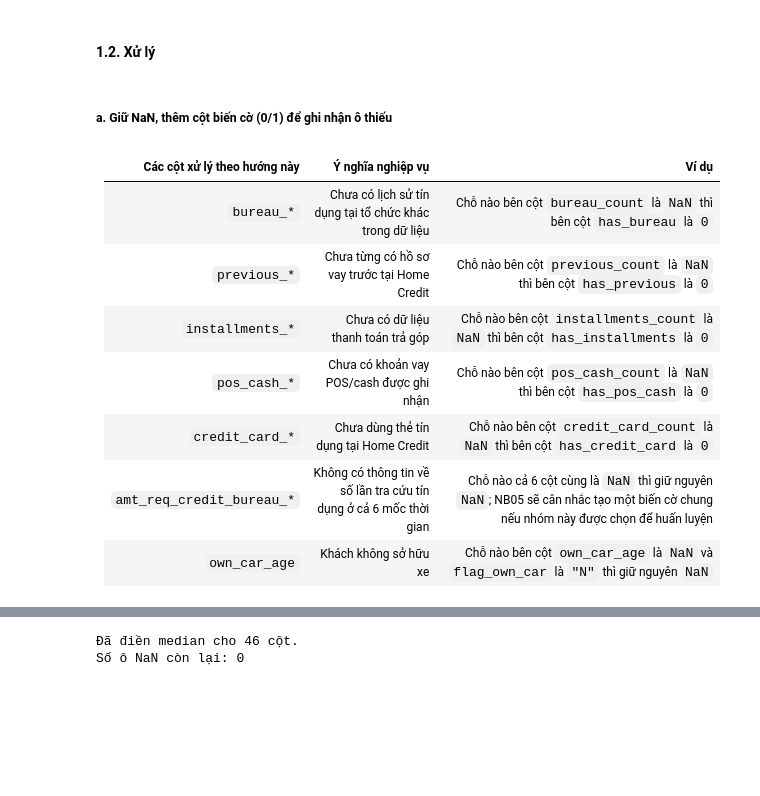
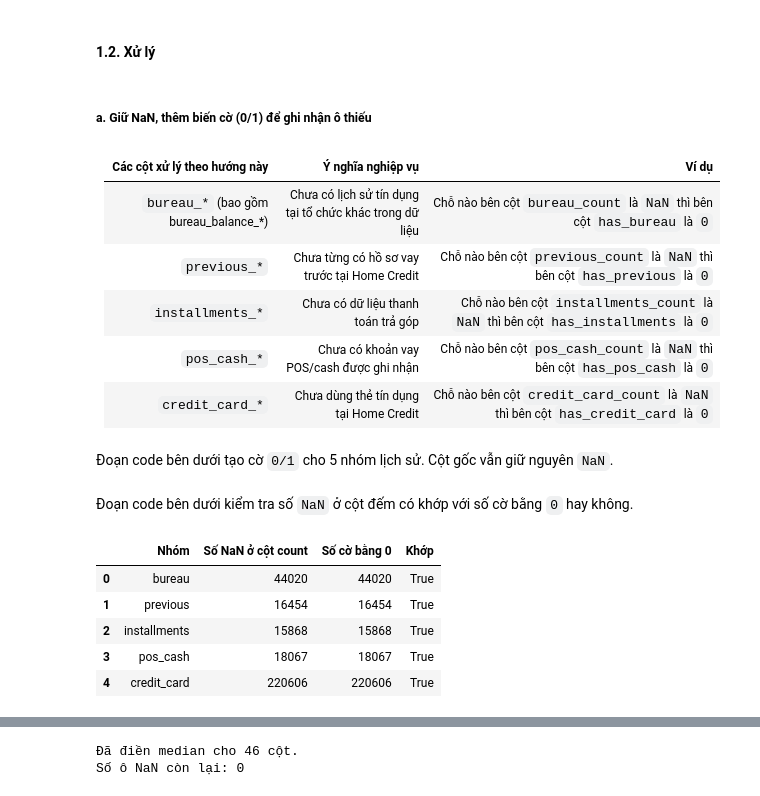
Before and after one commit to thanhhung9720001-collab/credit-risk-classifier, a Jupyter notebook: notebooks/03_data_cleaning.ipynb, the cells around one changed output, grey strips where cells are left out. Cells and saved outputs as stored; diff of their text form; code cells hidden in the pictures; blank space fills up the shorter version.

```diff
--- a/notebooks/03_data_cleaning.ipynb
+++ b/notebooks/03_data_cleaning.ipynb
@@ -197,15 +206,56 @@ Vì vậy, không thể coi mọi giá trị missing đều là lỗi dữ liệ
 # %% [markdown]
 #### 1.2. Xử lý
 # %% [markdown]
-##### a. Giữ NaN, thêm cột biến cờ (0/1) để ghi nhận ô thiếu
+##### a. Giữ NaN, thêm biến cờ (0/1) để ghi nhận ô thiếu
 # %% [markdown]
 | Các cột xử lý theo hướng này | Ý nghĩa nghiệp vụ | Ví dụ |
 |---|---|---|
-| `bureau_*` | Chưa có lịch sử tín dụng tại tổ chức khác trong dữ liệu | Chỗ nào bên cột `bureau_count` là `NaN` thì bên cột `has_bureau` là `0` |
+| `bureau_*` (bao gồm bureau_balance_*) | Chưa có lịch sử tín dụng tại tổ chức khác trong dữ liệu | Chỗ nào bên cột `bureau_count` là `NaN` thì bên cột `has_bureau` là `0` |
 | `previous_*` | Chưa từng có hồ sơ vay trước tại Home Credit | Chỗ nào bên cột `previous_count` là `NaN` thì bên cột `has_previous` là `0` |
 | `installments_*` | Chưa có dữ liệu thanh toán trả góp | Chỗ nào bên cột `installments_count` là `NaN` thì bên cột `has_installments` là `0` |
 | `pos_cash_*` | Chưa có khoản vay POS/cash được ghi nhận | Chỗ nào bên cột `pos_cash_count` là `NaN` thì bên cột `has_pos_cash` là `0` |
 | `credit_card_*` | Chưa dùng thẻ tín dụng tại Home Credit | Chỗ nào bên cột `credit_card_count` là `NaN` thì bên cột `has_credit_card` là `0` |
-| `amt_req_credit_bureau_*` | Không có thông tin về số lần tra cứu tín dụng ở cả 6 mốc thời gian | Chỗ nào cả 6 cột cùng là `NaN` thì giữ nguyên `NaN`; NB05 sẽ cân nhắc tạo một biến cờ chung nếu nhóm này được chọn để huấn luyện |
-| `own_car_age` | Khách không sở hữu xe | Chỗ nào bên cột `own_car_age` là `NaN` và `flag_own_car` là `"N"` thì giữ nguyên `NaN` |
+# %% [markdown]
+Đoạn code bên dưới tạo cờ `0/1` cho 5 nhóm lịch sử. Cột gốc vẫn giữ nguyên `NaN`.
+# %%
+# NaN ở cột đếm nghĩa là khách không có lịch sử tương ứng.
+# Khi đó cờ bằng 0; có dữ liệu thì cờ bằng 1.
+df["has_bureau"] = df["bureau_count"].notna().astype("int8")
+df["has_previous"] = df["previous_count"].notna().astype("int8")
+df["has_installments"] = df["installments_count"].notna().astype("int8")
+df["has_pos_cash"] = df["pos_cash_count"].notna().astype("int8")
+df["has_credit_card"] = df["credit_card_count"].notna().astype("int8")
+# %% [markdown]
+Đoạn code bên dưới kiểm tra số `NaN` ở cột đếm có khớp với số cờ bằng `0` hay không.
+# %%
+# Số NaN ở cột đếm phải bằng số cờ có giá trị 0.
+flag_check = pd.DataFrame({
+    "Nhóm": ["bureau", "previous", "installments", "pos_cash", "credit_card"],
+    "Số NaN ở cột count": [
+        df["bureau_count"].isna().sum(),
+        df["previous_count"].isna().sum(),
+        df["installments_count"].isna().sum(),
+        df["pos_cash_count"].isna().sum(),
+        df["credit_card_count"].isna().sum(),
+    ],
+    "Số cờ bằng 0": [
+        (df["has_bureau"] == 0).sum(),
+        (df["has_previous"] == 0).sum(),
+        (df["has_installments"] == 0).sum(),
+        (df["has_pos_cash"] == 0).sum(),
+        (df["has_credit_card"] == 0).sum(),
+    ],
+})
+
+flag_check["Khớp"] = flag_check["Số NaN ở cột count"] == flag_check["Số cờ bằng 0"]
+display(flag_check)
+
+assert flag_check["Khớp"].all(), "Có cờ lịch sử không khớp với cột count."
+# %% [output]
+|  | Nhóm | Số NaN ở cột count | Số cờ bằng 0 | Khớp |
+| 0 | bureau | 44020 | 44020 | True |
+| 1 | previous | 16454 | 16454 | True |
+| 2 | installments | 15868 | 15868 | True |
+| 3 | pos_cash | 18067 | 18067 | True |
+| 4 | credit_card | 220606 | 220606 | True |
 # %% [markdown]
```
Also changed, not shown: parts of 31 cells of this notebook, 14 other files.
